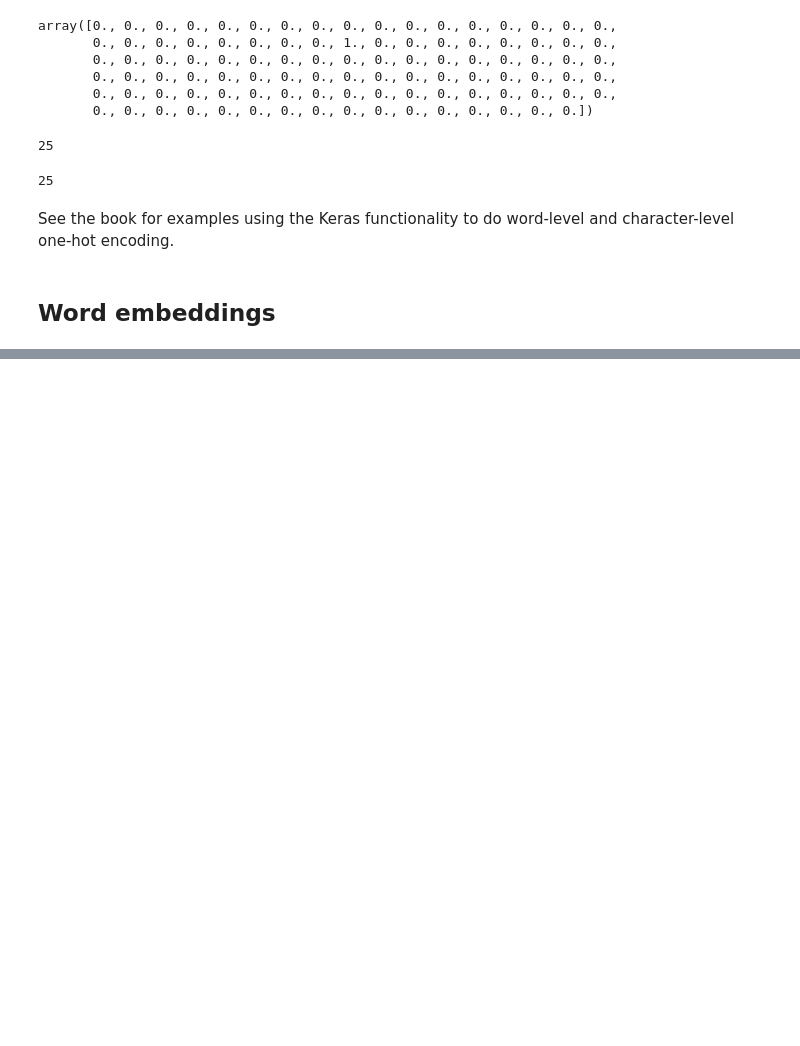
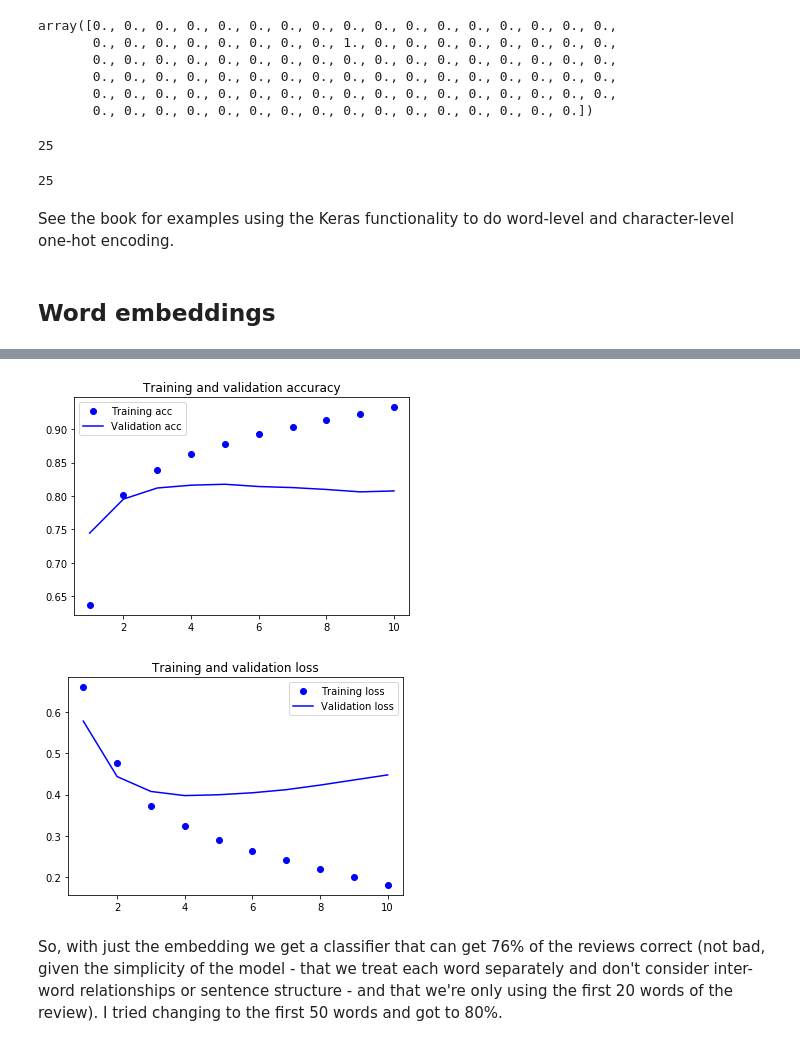
Before and after one commit to aenfield/DeepLearningWithPython, a Jupyter notebook: TextAndSequences.ipynb, the cells around one changed output, grey strips where cells are left out. Cells and saved outputs as stored; diff of their text form; code cells hidden in the pictures; blank space fills up the shorter version.

Commit message:
Finished word embedding stuff.

```diff
--- a/TextAndSequences.ipynb
+++ b/TextAndSequences.ipynb
@@ -141,0 +187,4 @@ See the book for examples using the Keras functionality to do word-level and cha
+# %%
+# turn the lists of integers (one for each review) into a 2D integer tensor of shape (samples, max_words_per_obs)
+x_train = preprocessing.sequence.pad_sequences(x_train, maxlen=max_words_per_obs)
+x_test = preprocessing.sequence.pad_sequences(x_test, maxlen=max_words_per_obs)
@@ -141,0 +196,8 @@ See the book for examples using the Keras functionality to do word-level and cha
+# %%
+model = Sequential()
+model.add(Embedding(10000, 8, input_length=max_words_per_obs))
+model.add(Flatten())
+model.add(Dense(1, activation='sigmoid')) # this is the classifier
+# %%
+model.compile(optimizer='rmsprop', loss='binary_crossentropy', metrics=['acc'])
+model.summary()
@@ -141,0 +219,3 @@ See the book for examples using the Keras functionality to do word-level and cha
+# %%
+history = model.fit(x_train, y_train, epochs=10, batch_size=32, validation_split=0.2)
+history
@@ -141,0 +241,7 @@ See the book for examples using the Keras functionality to do word-level and cha
+# %%
+output_plots(history)
+# %% [output]
+[figure, added]
+[figure, added]
+# %% [markdown]
+So, with just the embedding we get a classifier that can get 76% of the reviews correct (not bad, given the simplicity of the model - that we treat each word separately and don't consider inter-word relationships or sentence structure - and that we're only using the first 20 words of the review). I tried changing to the first 50 words and got to 80%.
```
Also changed, not shown: parts of 42 cells of this notebook.
